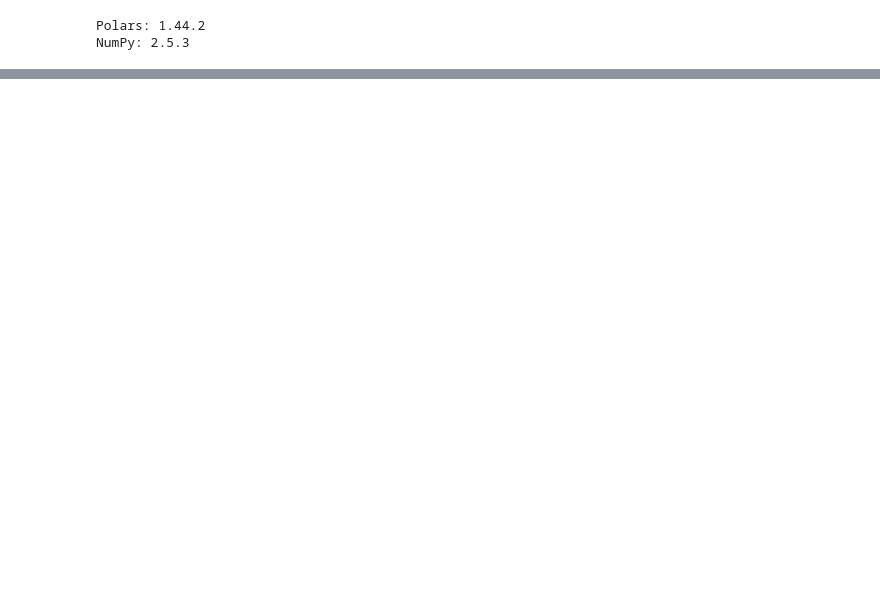
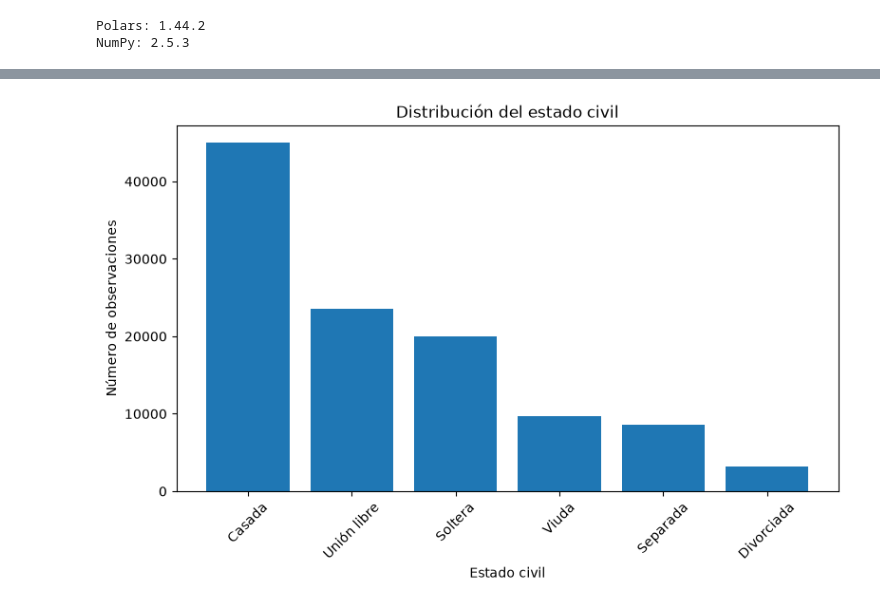
Before and after one commit to Oscarpago/proyecto-endireh-violencia, a Jupyter notebook: notebooks/exploracion.ipynb, the cells around one changed output, grey strips where cells are left out. Saved outputs shown, nothing was run; the diff lists cells and outputs as text; code cells hidden in the pictures; blank space fills up the shorter version.

```diff
--- a/notebooks/exploracion.ipynb
+++ b/notebooks/exploracion.ipynb
@@ -39,0 +278,12 @@ shape: (5, 24)
+# %%
+# Las edades de primer unión válidas son entre 10 y 97 años, por lo que reemplazamos los valores fuera de este rango por nulos
+df = df.with_columns(
+    pl.when(
+        pl.col("edad_primer_union").is_between(10, 97)
+    )
+    .then(
+        pl.col("edad_primer_union")
+    )
+    .otherwise(None)
+    .alias("edad_primer_union")
+)
@@ -39,0 +389,15 @@ shape: (5, 24)
+# %%
+estado_civil = (
+    df.group_by("estado_civil_desc")
+    .len()
+    .with_columns(
+        (
+            pl.col("len") / pl.col("len").sum() * 100
+        )
+        .round(2)
+        .alias("porcentaje")
+    )
+    .sort("len", descending=True)
+)
+
+estado_civil
@@ -39,0 +414,17 @@ shape: (5, 24)
+# %%
+plt.figure(figsize=(9, 5))
+
+plt.bar(
+    estado_civil["estado_civil_desc"].to_list(),
+    estado_civil["len"].to_list()
+)
+
+plt.title("Distribución del estado civil")
+plt.xlabel("Estado civil")
+plt.ylabel("Número de observaciones")
+
+plt.xticks(rotation=45)
+
+plt.show()
+# %% [output]
+[figure, added]
```
Also changed, not shown: parts of 30 cells of this notebook, 2 other files.
